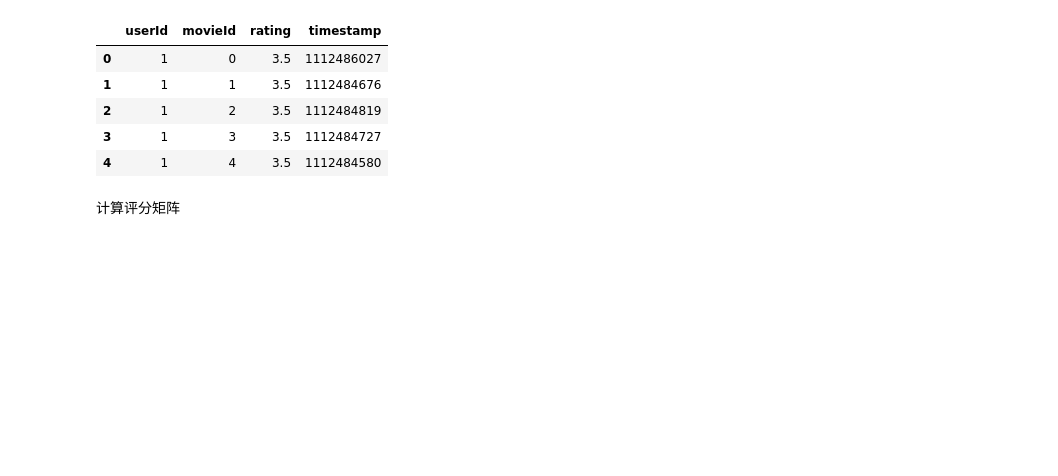
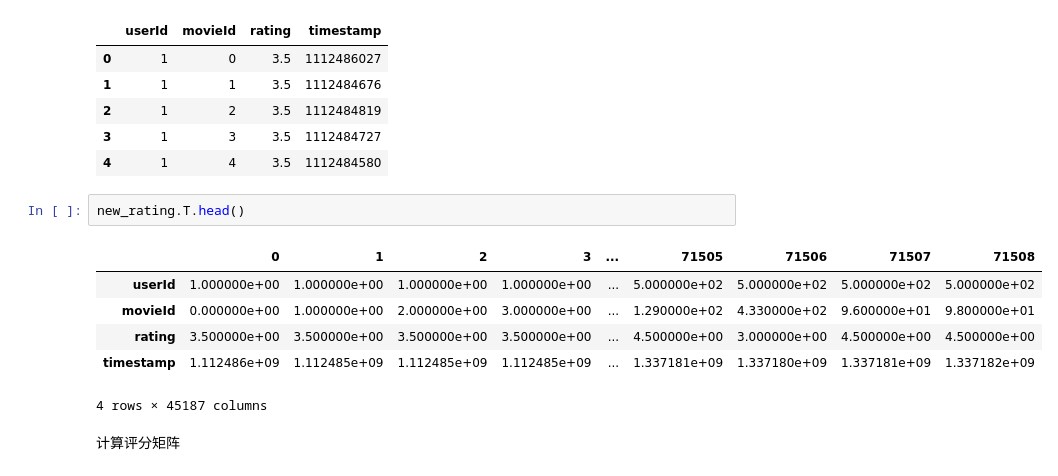
Before and after one commit to miaopei/RecommendedSystem, a Jupyter notebook: movies_recommended/movies_recommended_01.ipynb, the cells around one changed output. Saved outputs shown, nothing was run; the diff lists cells and outputs as text; blank space fills up the shorter version.

```diff
--- a/movies_recommended/movies_recommended_01.ipynb
+++ b/movies_recommended/movies_recommended_01.ipynb
@@ -598,6 +623,15 @@ new_rating.head()
 | 2 | 1 | 2 | 3.5 | 1112484819 |
 | 3 | 1 | 3 | 3.5 | 1112484727 |
 | 4 | 1 | 4 | 3.5 | 1112484580 |
+# %%
+new_rating.T.head()
+# %% [output]
+|  | 0 | 1 | 2 | 3 | ... | 71505 | 71506 | 71507 | 71508 |
+| userId | 1.000000e+00 | 1.000000e+00 | 1.000000e+00 | 1.000000e+00 | ... | 5.000000e+02 | 5.000000e+02 | 5.000000e+02 | 5.000000e+02 |
+| movieId | 0.000000e+00 | 1.000000e+00 | 2.000000e+00 | 3.000000e+00 | ... | 1.290000e+02 | 4.330000e+02 | 9.600000e+01 | 9.800000e+01 |
+| rating | 3.500000e+00 | 3.500000e+00 | 3.500000e+00 | 3.500000e+00 | ... | 4.500000e+00 | 3.000000e+00 | 4.500000e+00 | 4.500000e+00 |
+| timestamp | 1.112486e+09 | 1.112485e+09 | 1.112485e+09 | 1.112485e+09 | ... | 1.337181e+09 | 1.337180e+09 | 1.337181e+09 | 1.337182e+09 |
+4 rows × 45187 columns
 # %% [markdown]
 计算评分矩阵
 # %%
```
Also changed, not shown: parts of 5 cells of this notebook, 3 other files.
